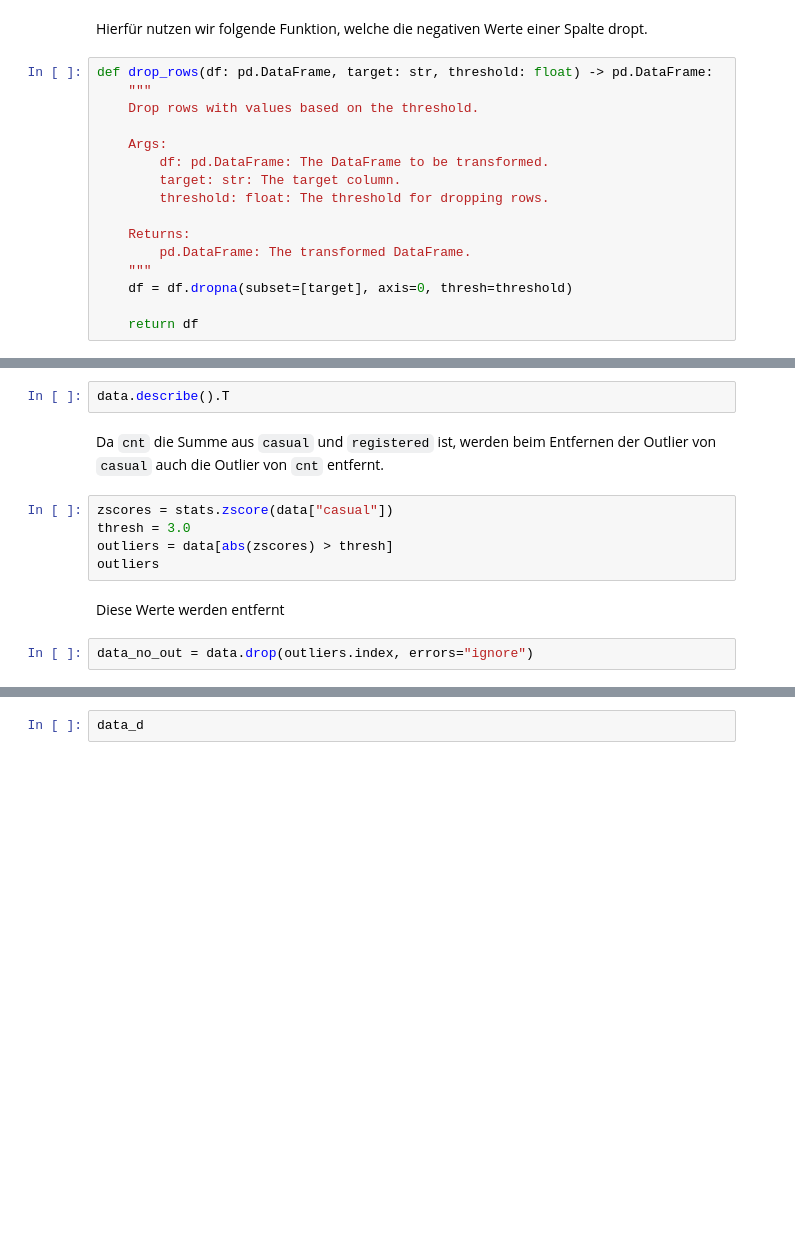
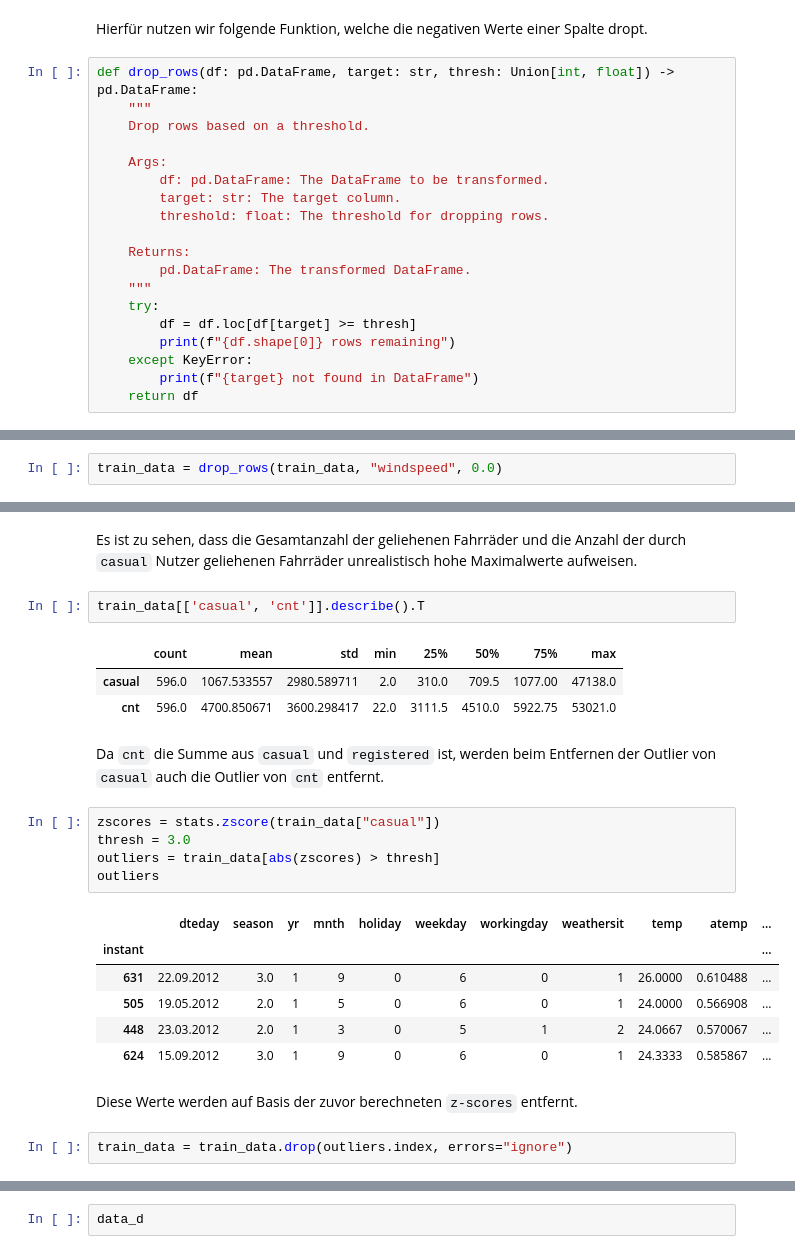
Before and after one commit to DavidRmn/introduction-data-science, a Jupyter notebook: project/task_2.ipynb, the cells around one changed output, grey strips where cells are left out. Drawn from its saved outputs; the diff is of its cells as text; blank space fills up the shorter version.

```diff
--- a/project/task_2.ipynb
+++ b/project/task_2.ipynb
@@ -300,9 +306,9 @@ Da die Windgeschwindigkeit nicht negativ sein kann, treffen wir die Annahme, das
 # %% [markdown]
 Hierfür nutzen wir folgende Funktion, welche die negativen Werte einer Spalte dropt.
 # %%
-def drop_rows(df: pd.DataFrame, target: str, threshold: float) -> pd.DataFrame:
+def drop_rows(df: pd.DataFrame, target: str, thresh: Union[int, float]) -> pd.DataFrame:
     """
-    Drop rows with values based on the threshold.
+    Drop rows based on a threshold.
 
     Args:
         df: pd.DataFrame: The DataFrame to be transformed.
@@ -312,6 +318,9 @@ def drop_rows(df: pd.DataFrame, target: str, threshold: float) -> pd.DataFrame:
     Returns:
         pd.DataFrame: The transformed DataFrame.
     """
-    df = df.dropna(subset=[target], axis=0, thresh=threshold)
-
+    try:
+        df = df.loc[df[target] >= thresh]
+        print(f"{df.shape[0]} rows remaining")
+    except KeyError:
+        print(f"{target} not found in DataFrame")
     return df
@@ -352,0 +327,2 @@ baseline_linreg(data)
+# %%
+train_data = drop_rows(train_data, "windspeed", 0.0)
@@ -357,14 +416,27 @@ Es ist zu sehen, dass die Gesamtanzahl und die Zahl der nicht registrierten Nutz
+# %% [markdown]
+Es ist zu sehen, dass die Gesamtanzahl der geliehenen Fahrräder und die Anzahl der durch `casual` Nutzer geliehenen Fahrräder unrealistisch hohe Maximalwerte aufweisen.
 # %%
-data.describe().T
+train_data[['casual', 'cnt']].describe().T
+# %% [output]
+|  | count | mean | std | min | 25% | 50% | 75% | max |
+| casual | 596.0 | 1067.533557 | 2980.589711 | 2.0 | 310.0 | 709.5 | 1077.00 | 47138.0 |
+| cnt | 596.0 | 4700.850671 | 3600.298417 | 22.0 | 3111.5 | 4510.0 | 5922.75 | 53021.0 |
 # %% [markdown]
 Da `cnt` die Summe aus `casual` und `registered` ist, werden beim Entfernen der Outlier von `casual` auch die Outlier von `cnt` entfernt.
 # %%
-zscores = stats.zscore(data["casual"])
+zscores = stats.zscore(train_data["casual"])
 thresh = 3.0
-outliers = data[abs(zscores) > thresh]
+outliers = train_data[abs(zscores) > thresh]
 outliers
+# %% [output]
+|  | dteday | season | yr | mnth | holiday | weekday | workingday | weathersit | temp | atemp | ... |
+| instant |  |  |  |  |  |  |  |  |  |  | ... |
+| 631 | 22.09.2012 | 3.0 | 1 | 9 | 0 | 6 | 0 | 1 | 26.0000 | 0.610488 | ... |
+| 505 | 19.05.2012 | 2.0 | 1 | 5 | 0 | 6 | 0 | 1 | 24.0000 | 0.566908 | ... |
+| 448 | 23.03.2012 | 2.0 | 1 | 3 | 0 | 5 | 1 | 2 | 24.0667 | 0.570067 | ... |
+| 624 | 15.09.2012 | 3.0 | 1 | 9 | 0 | 6 | 0 | 1 | 24.3333 | 0.585867 | ... |
 # %% [markdown]
-Diese Werte werden entfernt
+Diese Werte werden auf Basis der zuvor berechneten `z-scores` entfernt.
 # %%
-data_no_out = data.drop(outliers.index, errors="ignore")
+train_data = train_data.drop(outliers.index, errors="ignore")
 # %%
```
Also changed, not shown: parts of 49 cells of this notebook.
